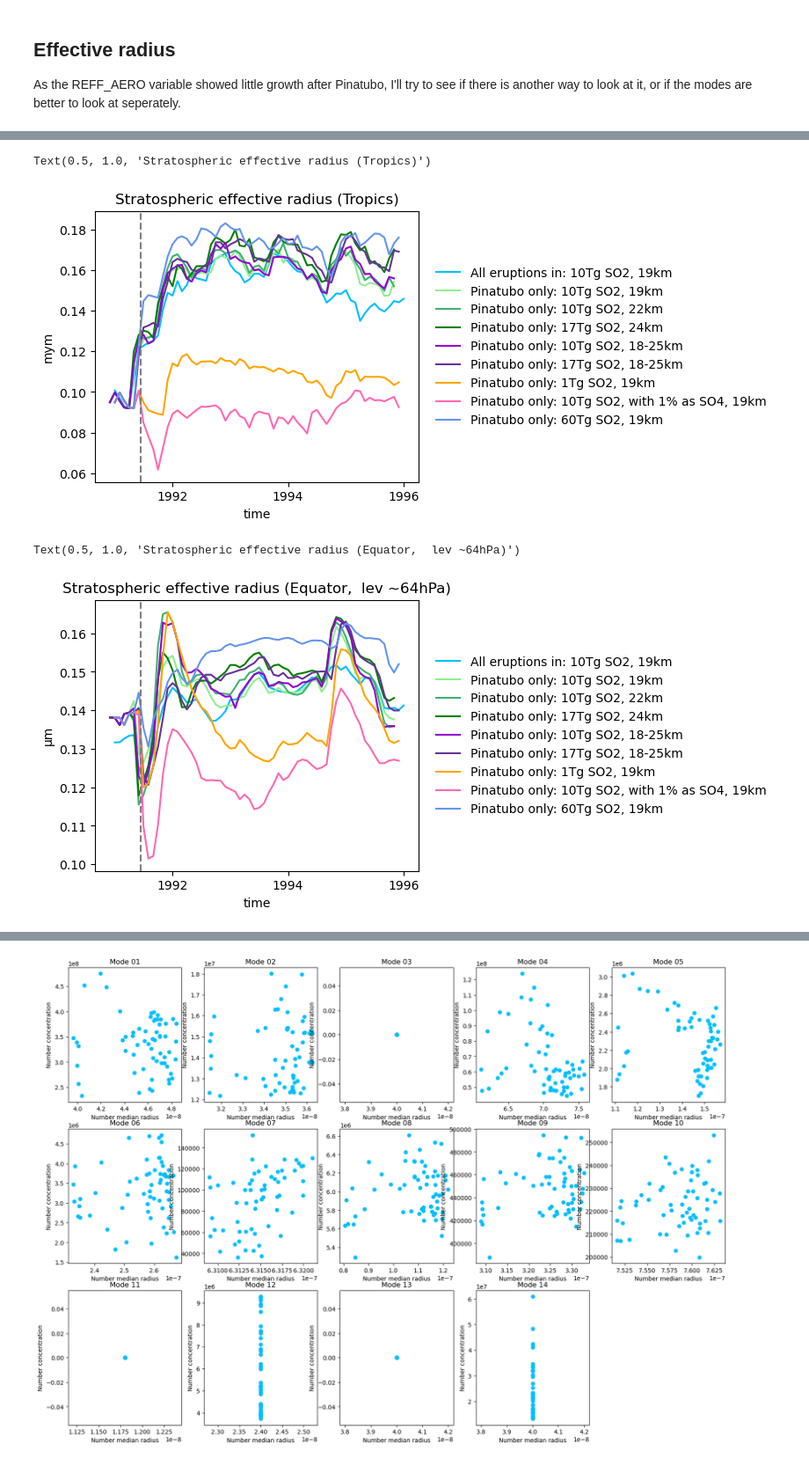
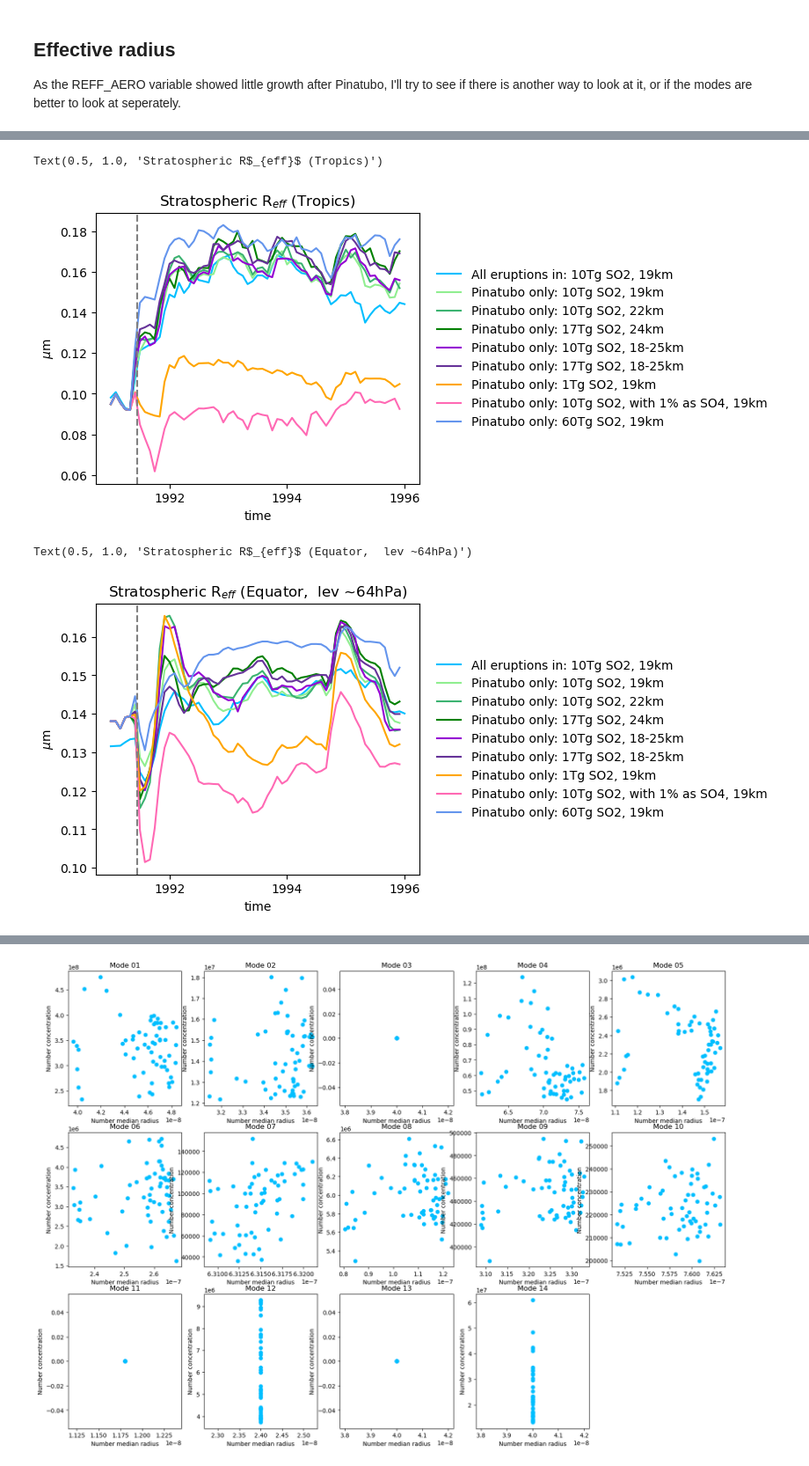
Before and after one commit to EliHHogemo/master_thesis, a Jupyter notebook: reff_plotting.ipynb, the cells around one changed output, grey strips where cells are left out. Shown at 88% size. Drawn from its saved outputs; the diff is of its cells as text; code cells hidden in the pictures.

Commit message:
new scatter plots and climate response

```diff
--- a/reff_plotting.ipynb
+++ b/reff_plotting.ipynb
@@ -247,11 +245,11 @@ ax.legend(
     bbox_to_anchor=(1.02, 0.5),
     frameon=False
 )
-ax.set_ylabel("mym")
-ax.set_title("Stratospheric effective radius (Tropics)")
+ax.set_ylabel("$\mu$m")
+ax.set_title("Stratospheric R$_{eff}$ (Tropics)")
 # %% [output]
-Text(0.5, 1.0, 'Stratospheric effective radius (Tropics)')
+Text(0.5, 1.0, 'Stratospheric R$_{eff}$ (Tropics)')
-[figure, old version]
+[figure, new version]
 # %%
 plev = 64
 p_lev_l = 50
@@ -261,37 +259,37 @@ SReff = SReff.sel(time=slice("1991-01-01", "1996-01-01"))
 SReff_19_c = compute_SReff(ds_19_c,  p_lev=plev, weighted_lat=weighted_lat_19_c, weighted_lev=weighted_lev_19_c, lat_range=(-5,5))
 SReff_22 = compute_SReff(ds_22,  p_lev=plev, weighted_lat=weighted_lat_22, weighted_lev=weighted_lev_22, lat_range=(-5,5))
 SReff_24 = compute_SReff(ds_24, p_lev=plev, weighted_lat=weighted_lat_24, weighted_lev=weighted_lev_24, lat_range=(-5,5))
 SReff_1825 = compute_SReff(ds_1825, p_lev=plev, weighted_lat=weighted_lat_1825, weighted_lev=weighted_lev_1825, lat_range=(-5,5))
 SReff_1825_17tg = compute_SReff(ds_1825_17tg, p_lev=plev,weighted_lat=weighted_lat_1825_17tg, weighted_lev=weighted_lev_1825_17tg, lat_range=(-5,5))
 SReff_1tg = compute_SReff(ds_1tg, p_lev=plev, weighted_lat=weighted_lat_1tg, weighted_lev=weighted_lev_1tg, lat_range=(-5,5))
 SReff_1pr = compute_SReff(ds_1pr, p_lev=plev, weighted_lat=weighted_lat_1pr, weighted_lev=weighted_lev_1pr, lat_range=(-5,5))
 SReff_60tg = compute_SReff(ds_60tg, p_lev=plev, weighted_lat=weighted_lat_60tg, weighted_lev=weighted_lev_60tg, lat_range=(-5,5))
 
 fig, ax = plt.subplots(figsize=(7, 4))
 SReff.plot(ax=ax, color="deepskyblue", label="All eruptions in: 10Tg SO2, 19km")
 SReff_19_c.plot(ax=ax, color="lightgreen", label="Pinatubo only: 10Tg SO2, 19km")
 SReff_22.plot(ax=ax, color="mediumseagreen", label="Pinatubo only: 10Tg SO2, 22km")
 SReff_24.plot(ax=ax, color="green", label="Pinatubo only: 17Tg SO2, 24km")
 SReff_1825.plot(ax=ax, color="darkviolet", label="Pinatubo only: 10Tg SO2, 18-25km")
 SReff_1825_17tg.plot(ax=ax, color="rebeccapurple", label="Pinatubo only: 17Tg SO2, 18-25km")
 SReff_1tg.plot(ax=ax, color="orange", label="Pinatubo only: 1Tg SO2, 19km")
 SReff_1pr.plot(ax=ax, color="hotpink", label="Pinatubo only: 10Tg SO2, with 1% as SO4, 19km")
 SReff_60tg.plot(ax=ax, color="cornflowerblue", label="Pinatubo only: 60Tg SO2, 19km")
 
 tline = cftime.DatetimeNoLeap(1991, 6, 15)
 ax.axvline(tline, color="gray", linestyle="--")
 
 fig.subplots_adjust(right=0.65)
 ax.legend(
     loc="center left",
     bbox_to_anchor=(1.02, 0.5),
     frameon=False
 )
-ax.set_ylabel("µm")
-ax.set_title(f"Stratospheric effective radius (Equator,  lev ~{plev}hPa)")
+ax.set_ylabel("$\mu$m")
+ax.set_title("Stratospheric R$_{eff}$ (Equator,  lev ~64hPa)")
 # %% [output]
-Text(0.5, 1.0, 'Stratospheric effective radius (Equator,  lev ~64hPa)')
+Text(0.5, 1.0, 'Stratospheric R$_{eff}$ (Equator,  lev ~64hPa)')
-[figure, old version]
+[figure, new version]
 # %%
 cm_to_mym = 10000
 p_lev_l = 130
```
Also changed, not shown: parts of 12 cells of this notebook, 7 other files.
